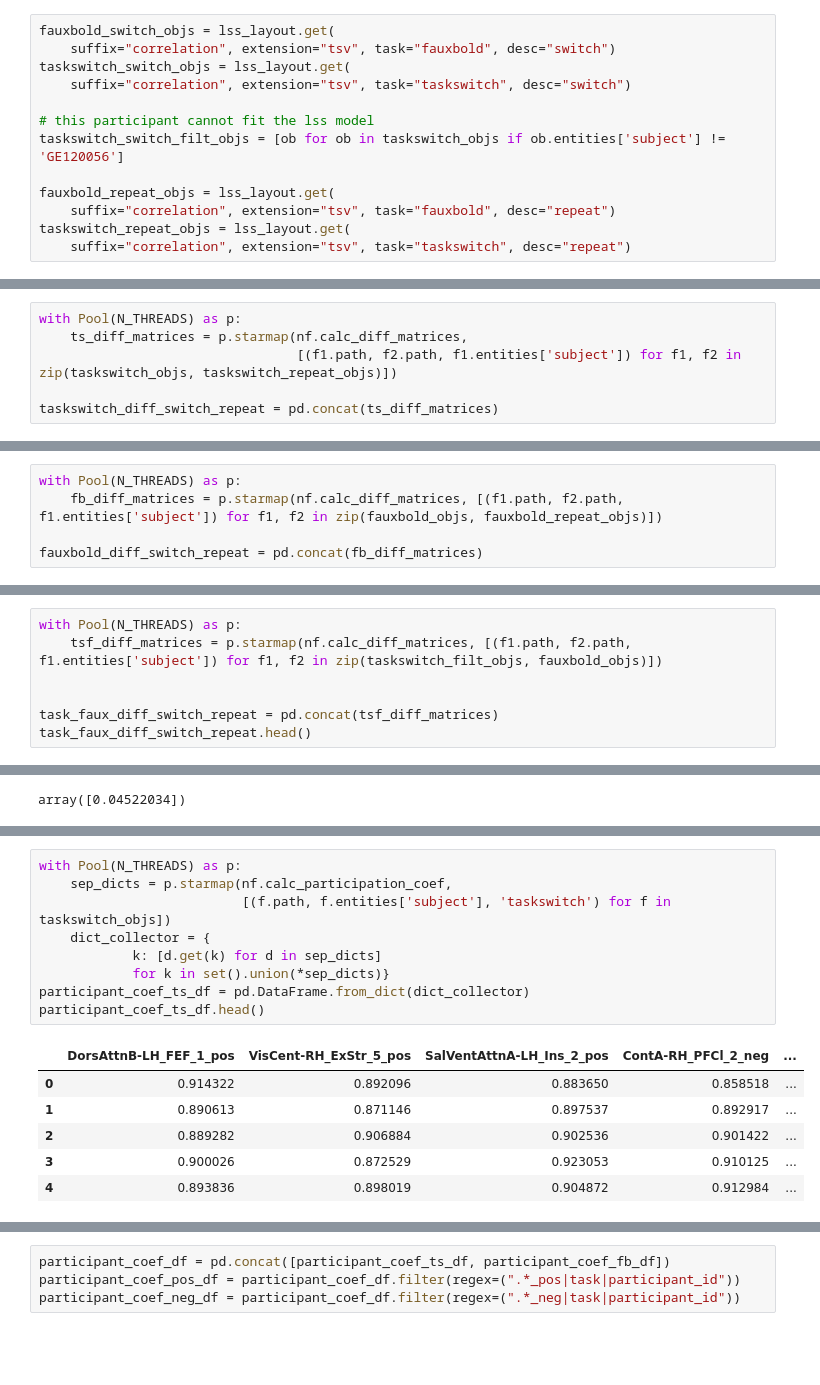
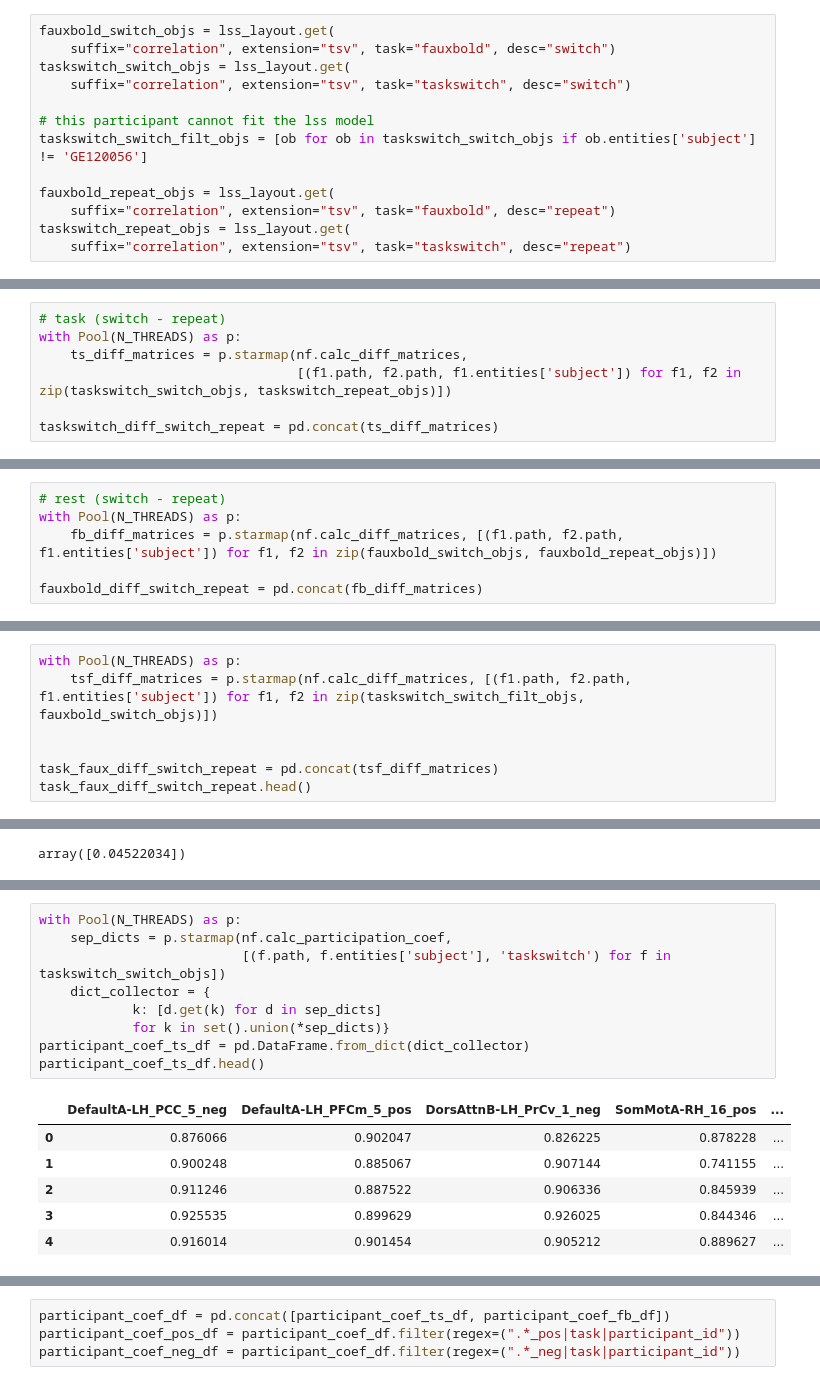
Before and after one commit to jdkent/betaseriesAim1Analysis, a Jupyter notebook: BetaSeriesAnalysis.ipynb, the cells around one changed output, grey strips where cells are left out. Saved outputs shown, nothing was run; the diff lists cells and outputs as text; blank space fills up the shorter version.

```diff
--- a/BetaSeriesAnalysis.ipynb
+++ b/BetaSeriesAnalysis.ipynb
@@ -41,7 +84,7 @@ taskswitch_switch_objs = lss_layout.get(
     suffix="correlation", extension="tsv", task="taskswitch", desc="switch")
 
 # this participant cannot fit the lss model
-taskswitch_switch_filt_objs = [ob for ob in taskswitch_objs if ob.entities['subject'] != 'GE120056']
+taskswitch_switch_filt_objs = [ob for ob in taskswitch_switch_objs if ob.entities['subject'] != 'GE120056']
 
 fauxbold_repeat_objs = lss_layout.get(
     suffix="correlation", extension="tsv", task="fauxbold", desc="repeat")
@@ -122,7 +191,8 @@ sns.catplot(kind='box', height=5, aspect=2,
 # %%
+# task (switch - repeat)
 with Pool(N_THREADS) as p:
     ts_diff_matrices = p.starmap(nf.calc_diff_matrices,
-                                 [(f1.path, f2.path, f1.entities['subject']) for f1, f2 in zip(taskswitch_objs, taskswitch_repeat_objs)])
+                                 [(f1.path, f2.path, f1.entities['subject']) for f1, f2 in zip(taskswitch_switch_objs, taskswitch_repeat_objs)])
 
 taskswitch_diff_switch_repeat = pd.concat(ts_diff_matrices)
 # %% [output]
@@ -145,7 +215,8 @@ finished GE120060
 finished GE120075
 # %%
+# rest (switch - repeat)
 with Pool(N_THREADS) as p:
-    fb_diff_matrices = p.starmap(nf.calc_diff_matrices, [(f1.path, f2.path, f1.entities['subject']) for f1, f2 in zip(fauxbold_objs, fauxbold_repeat_objs)])
+    fb_diff_matrices = p.starmap(nf.calc_diff_matrices, [(f1.path, f2.path, f1.entities['subject']) for f1, f2 in zip(fauxbold_switch_objs, fauxbold_repeat_objs)])
 
 fauxbold_diff_switch_repeat = pd.concat(fb_diff_matrices)
 # %% [output]
@@ -188,6 +261,6 @@ for ax in fg.axes.flatten():
 # %%
 with Pool(N_THREADS) as p:
-    tsf_diff_matrices = p.starmap(nf.calc_diff_matrices, [(f1.path, f2.path, f1.entities['subject']) for f1, f2 in zip(taskswitch_filt_objs, fauxbold_objs)])
+    tsf_diff_matrices = p.starmap(nf.calc_diff_matrices, [(f1.path, f2.path, f1.entities['subject']) for f1, f2 in zip(taskswitch_switch_filt_objs, fauxbold_switch_objs)])
 
 
 task_faux_diff_switch_repeat = pd.concat(tsf_diff_matrices)
@@ -275,19 +350,19 @@ array([0.04522034])
 # %%
 with Pool(N_THREADS) as p:
     sep_dicts = p.starmap(nf.calc_participation_coef,
-                          [(f.path, f.entities['subject'], 'taskswitch') for f in taskswitch_objs])
+                          [(f.path, f.entities['subject'], 'taskswitch') for f in taskswitch_switch_objs])
     dict_collector = {
             k: [d.get(k) for d in sep_dicts]
             for k in set().union(*sep_dicts)}
 participant_coef_ts_df = pd.DataFrame.from_dict(dict_collector)
 participant_coef_ts_df.head()
 # %% [output]
-|  | DorsAttnB-LH_FEF_1_pos | VisCent-RH_ExStr_5_pos | SalVentAttnA-LH_Ins_2_pos | ContA-RH_PFCl_2_neg | ... |
-| 0 | 0.914322 | 0.892096 | 0.883650 | 0.858518 | ... |
-| 1 | 0.890613 | 0.871146 | 0.897537 | 0.892917 | ... |
-| 2 | 0.889282 | 0.906884 | 0.902536 | 0.901422 | ... |
-| 3 | 0.900026 | 0.872529 | 0.923053 | 0.910125 | ... |
-| 4 | 0.893836 | 0.898019 | 0.904872 | 0.912984 | ... |
+|  | DefaultA-LH_PCC_5_neg | DefaultA-LH_PFCm_5_pos | DorsAttnB-LH_PrCv_1_neg | SomMotA-RH_16_pos | ... |
+| 0 | 0.876066 | 0.902047 | 0.826225 | 0.878228 | ... |
+| 1 | 0.900248 | 0.885067 | 0.907144 | 0.741155 | ... |
+| 2 | 0.911246 | 0.887522 | 0.906336 | 0.845939 | ... |
+| 3 | 0.925535 | 0.899629 | 0.926025 | 0.844346 | ... |
+| 4 | 0.916014 | 0.901454 | 0.905212 | 0.889627 | ... |
 5 rows × 804 columns
 # %%
 with Pool(N_THREADS) as p:
```
Also changed, not shown: parts of 40 cells of this notebook.
